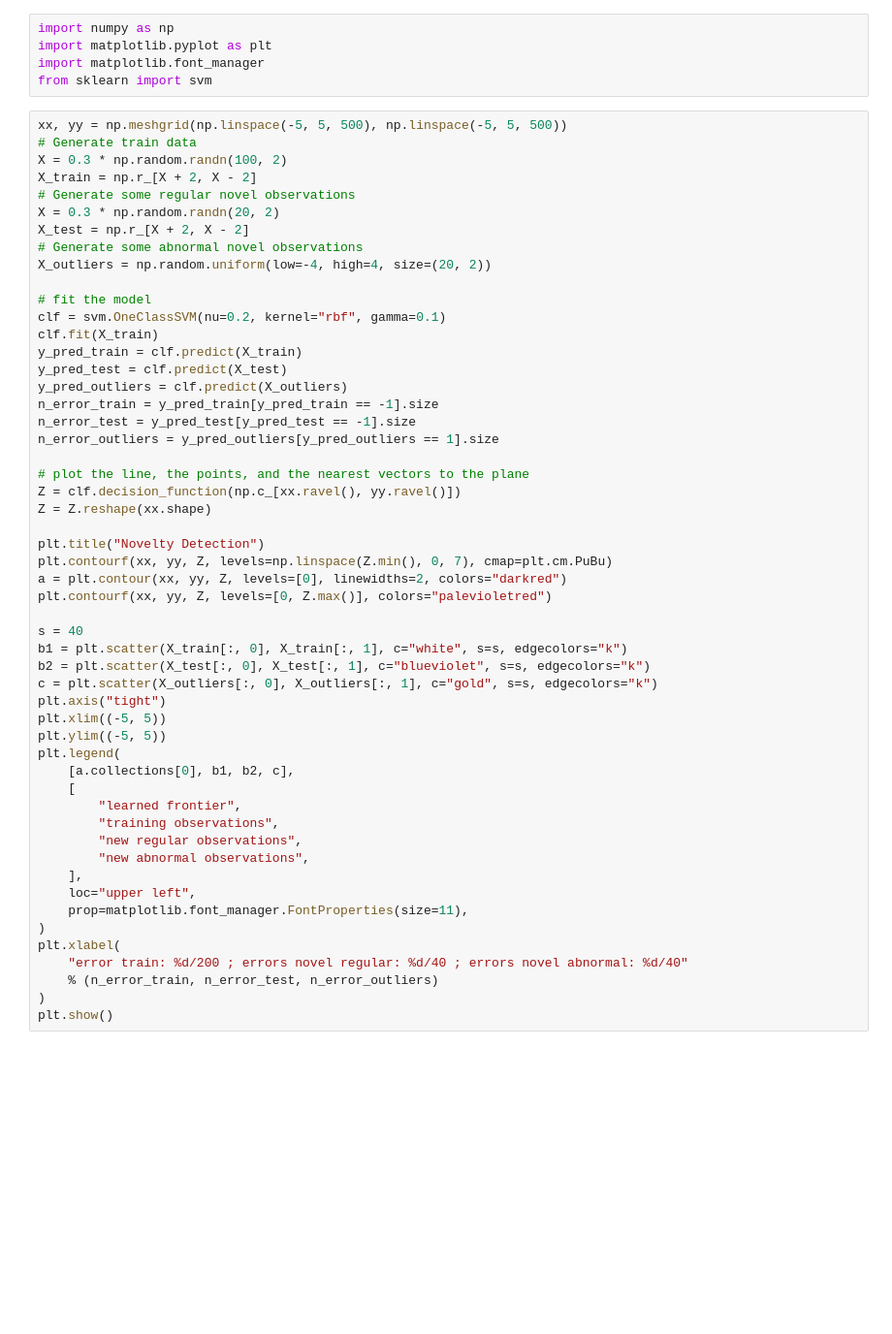
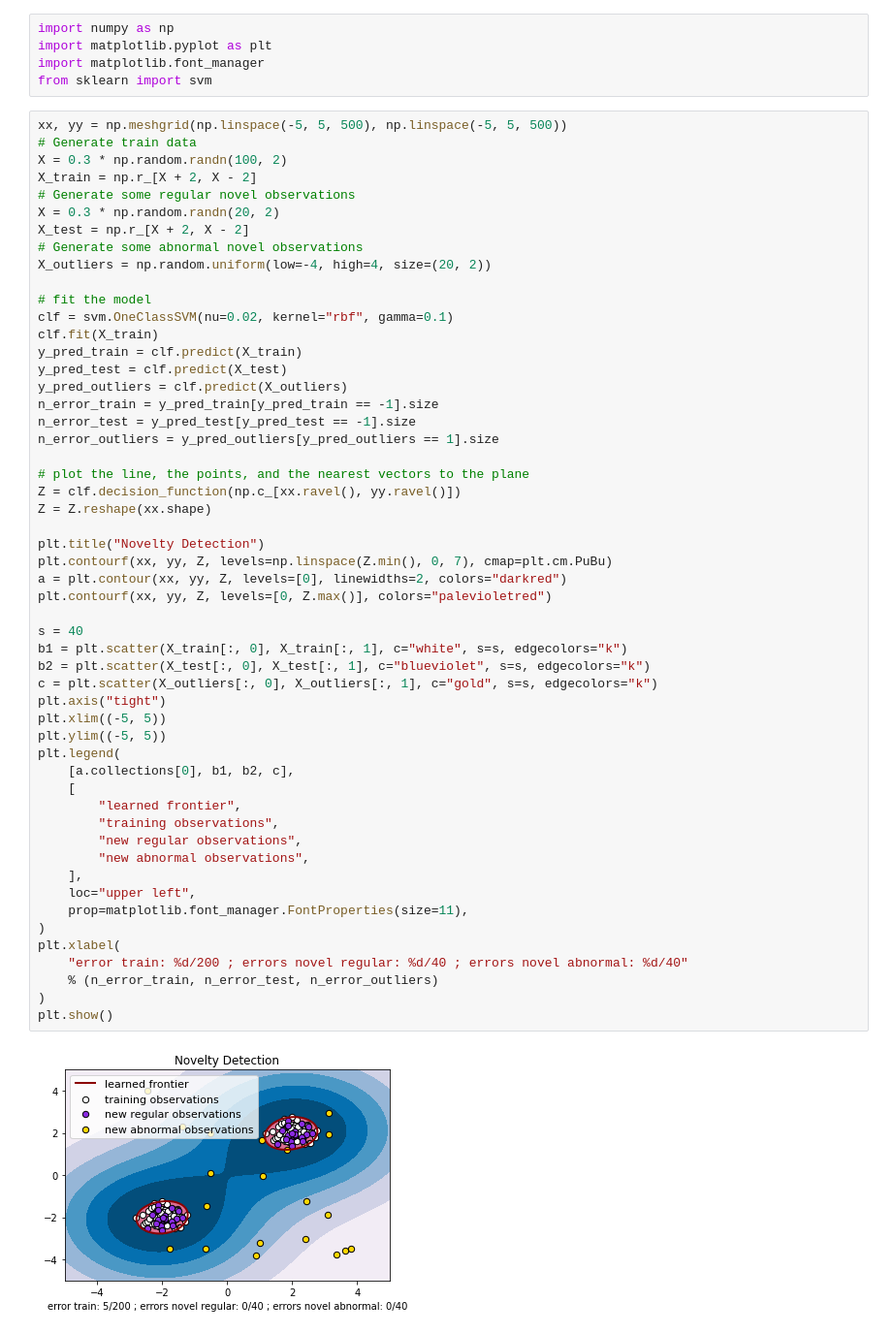
Before and after one commit to SolidusAbi/AnomalyDetection, a Jupyter notebook: notebooks/oneclasssvm_test.ipynb, the cells around one changed output. Shown at 97% size. Saved outputs shown, nothing was run; the diff lists cells and outputs as text; blank space fills up the shorter version.

```diff
--- a/notebooks/oneclasssvm_test.ipynb
+++ b/notebooks/oneclasssvm_test.ipynb
@@ -15,7 +15,7 @@ X_test = np.r_[X + 2, X - 2]
 X_outliers = np.random.uniform(low=-4, high=4, size=(20, 2))
 
 # fit the model
-clf = svm.OneClassSVM(nu=0.2, kernel="rbf", gamma=0.1)
+clf = svm.OneClassSVM(nu=0.02, kernel="rbf", gamma=0.1)
 clf.fit(X_train)
 y_pred_train = clf.predict(X_train)
 y_pred_test = clf.predict(X_test)
@@ -29,30 +29,32 @@ Z = clf.decision_function(np.c_[xx.ravel(), yy.ravel()])
 Z = Z.reshape(xx.shape)
 
 plt.title("Novelty Detection")
 plt.contourf(xx, yy, Z, levels=np.linspace(Z.min(), 0, 7), cmap=plt.cm.PuBu)
 a = plt.contour(xx, yy, Z, levels=[0], linewidths=2, colors="darkred")
 plt.contourf(xx, yy, Z, levels=[0, Z.max()], colors="palevioletred")
 
 s = 40
 b1 = plt.scatter(X_train[:, 0], X_train[:, 1], c="white", s=s, edgecolors="k")
 b2 = plt.scatter(X_test[:, 0], X_test[:, 1], c="blueviolet", s=s, edgecolors="k")
 c = plt.scatter(X_outliers[:, 0], X_outliers[:, 1], c="gold", s=s, edgecolors="k")
 plt.axis("tight")
 plt.xlim((-5, 5))
 plt.ylim((-5, 5))
 plt.legend(
     [a.collections[0], b1, b2, c],
     [
         "learned frontier",
         "training observations",
         "new regular observations",
         "new abnormal observations",
     ],
     loc="upper left",
     prop=matplotlib.font_manager.FontProperties(size=11),
 )
 plt.xlabel(
     "error train: %d/200 ; errors novel regular: %d/40 ; errors novel abnormal: %d/40"
     % (n_error_train, n_error_test, n_error_outliers)
 )
 plt.show()
+# %% [output]
+[figure, added]
```
Also changed, not shown: parts of 3 cells of this notebook, 2 other files.
